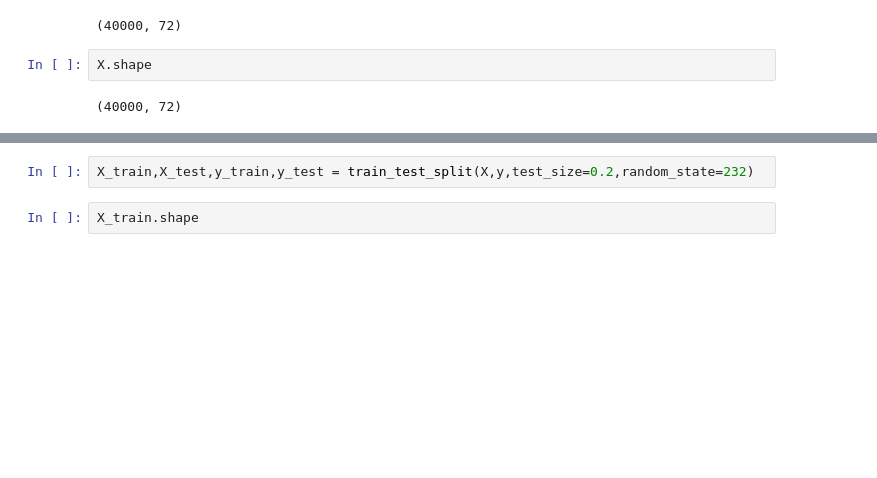
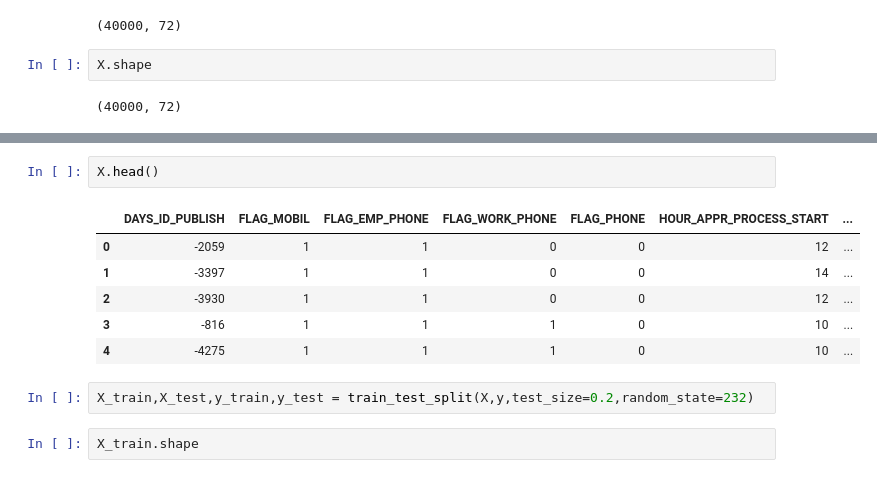
Before and after one commit to shashvat-kedia/Credit-Default-Risk-Prediction, a Jupyter notebook: CreditDefaultRiskPrediction.ipynb, the cells around one changed output, grey strips where cells are left out. Drawn from its saved outputs; the diff is of its cells as text; blank space fills up the shorter version.

```diff
--- a/CreditDefaultRiskPrediction.ipynb
+++ b/CreditDefaultRiskPrediction.ipynb
@@ -387,3 +365,12 @@ X.shape
+# %%
+X.head()
+# %% [output]
+|  | DAYS_ID_PUBLISH | FLAG_MOBIL | FLAG_EMP_PHONE | FLAG_WORK_PHONE | FLAG_PHONE | HOUR_APPR_PROCESS_START | ... |
+| 0 | -2059 | 1 | 1 | 0 | 0 | 12 | ... |
+| 1 | -3397 | 1 | 1 | 0 | 0 | 14 | ... |
+| 2 | -3930 | 1 | 1 | 0 | 0 | 12 | ... |
+| 3 | -816 | 1 | 1 | 1 | 0 | 10 | ... |
+| 4 | -4275 | 1 | 1 | 1 | 0 | 10 | ... |
 # %%
 X_train,X_test,y_train,y_test = train_test_split(X,y,test_size=0.2,random_state=232)
 # %%
```
Also changed, not shown: parts of 11 cells of this notebook, 2 other files.
